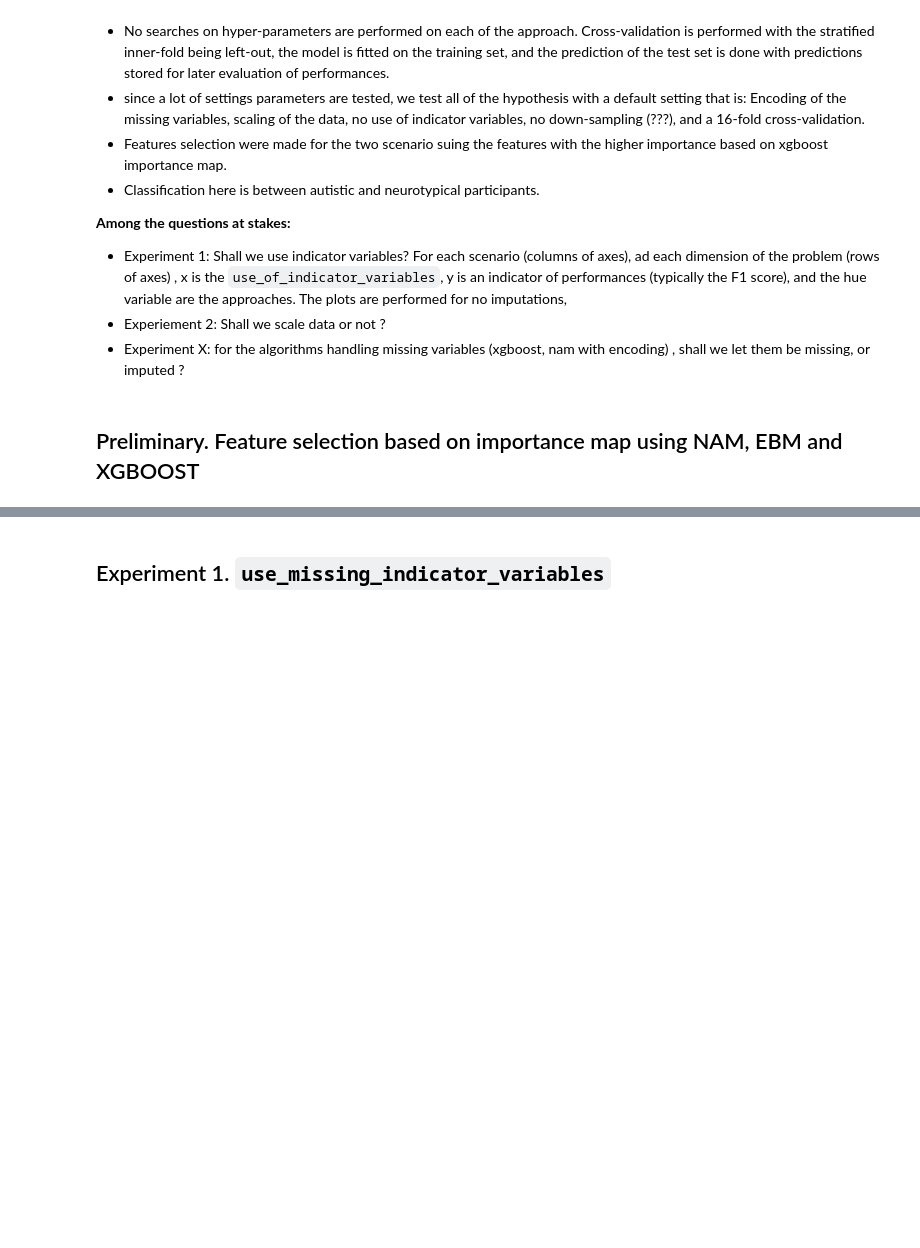
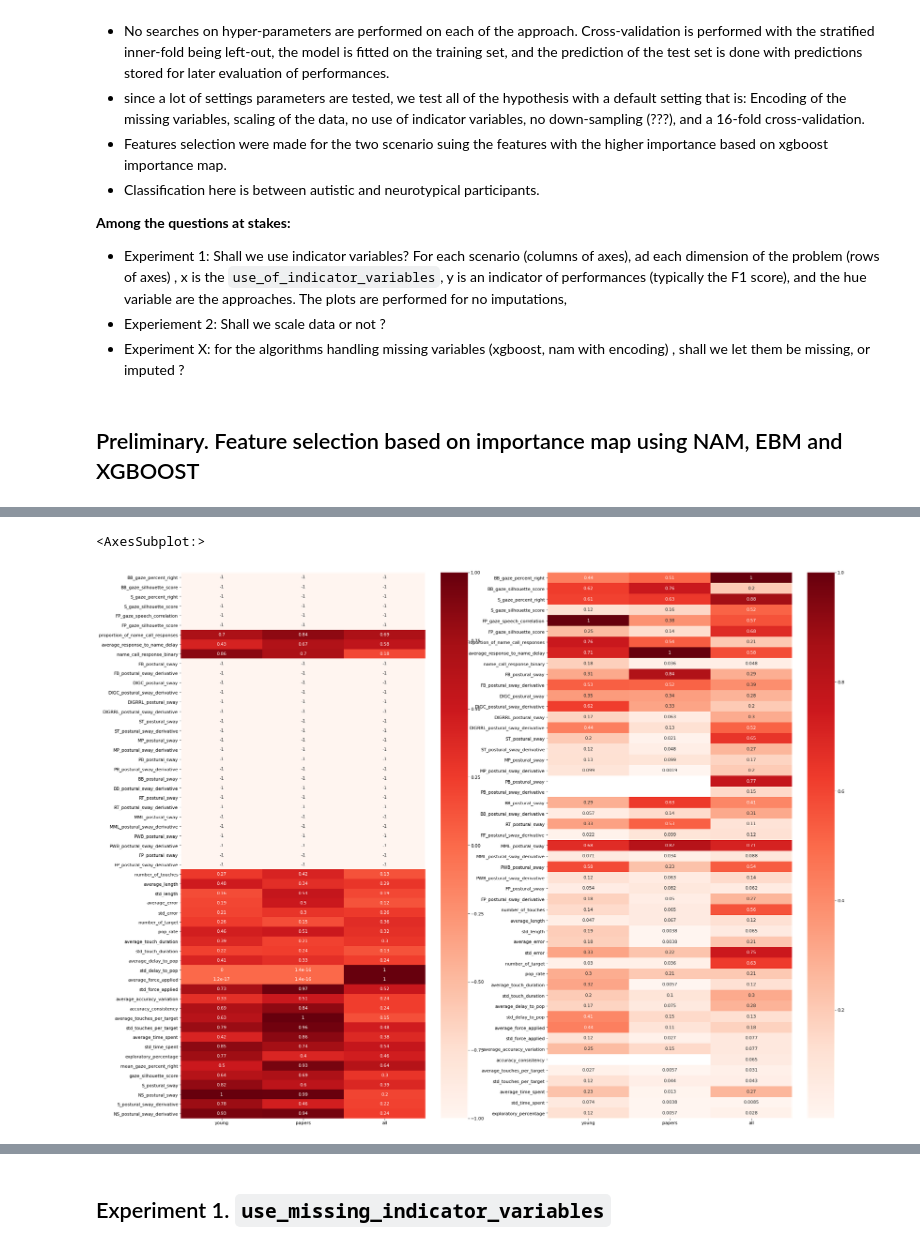
Before and after one commit to matiasdm/notes_on_stats, a Jupyter notebook: doc/notebooks/real_data_computation.ipynb, the cells around one changed output, grey strips where cells are left out. Drawn from its saved outputs; the diff is of its cells as text; code cells hidden in the pictures; blank space fills up the shorter version.

```diff
--- a/doc/notebooks/real_data_computation.ipynb
+++ b/doc/notebooks/real_data_computation.ipynb
@@ -125,0 +197,12 @@ exp = Experiments(data.dataset_name,
+# %%
+features_importance_xgboost = features_importance['xgboost'].transpose()
+features_importance_ebm = features_importance['ebm'].transpose()
+# %%
+features_importance_ebm.fillna(-1, inplace=True)
+# %%
+fig, (ax1, ax2) = plt.subplots(1, 2, figsize=(30, 25))
+sns.heatmap(features_importance_ebm, annot=True, ax=ax1, cmap='Reds')
+sns.heatmap(features_importance_xgboost, annot=True, ax=ax2, cmap='Reds')
+# %% [output]
+<AxesSubplot:>
+[figure, added]
```
Also changed, not shown: parts of 8 cells of this notebook, 3 other files.
